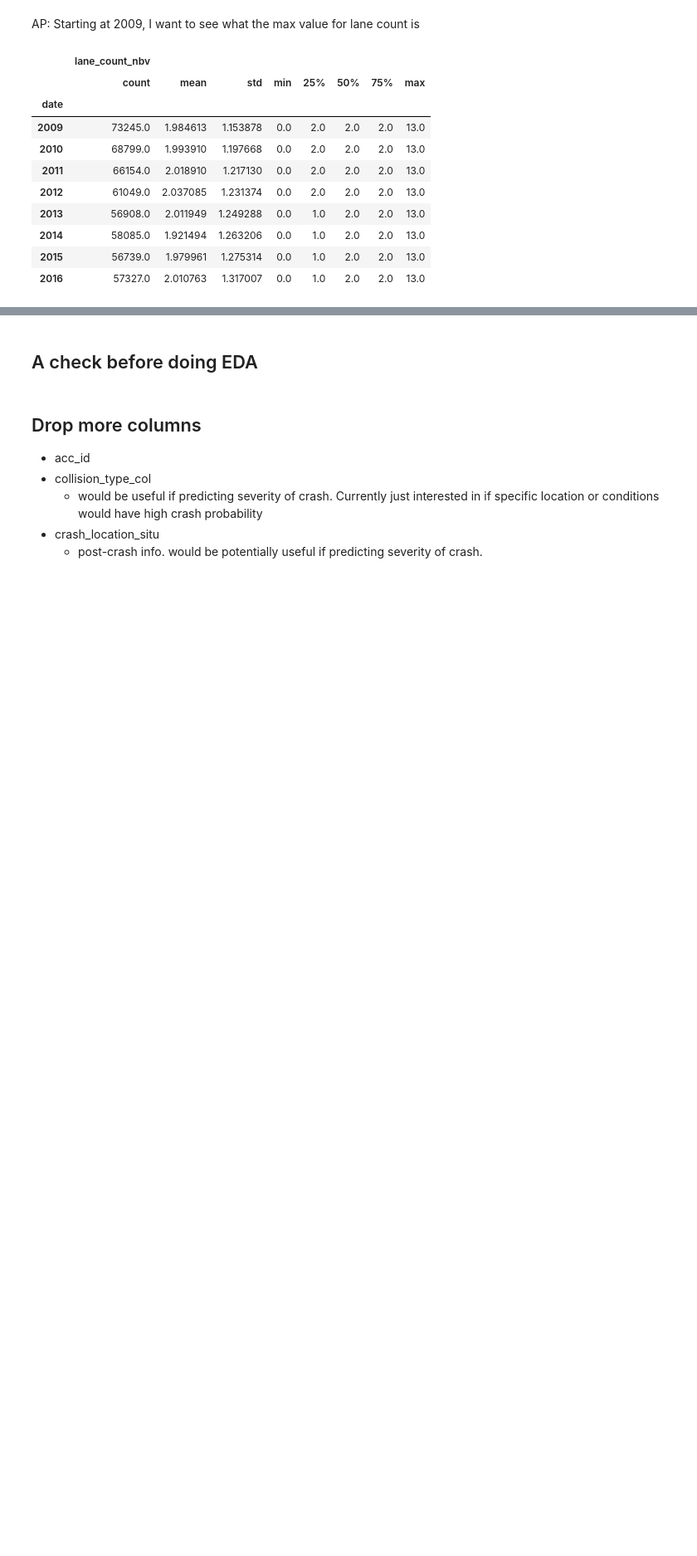
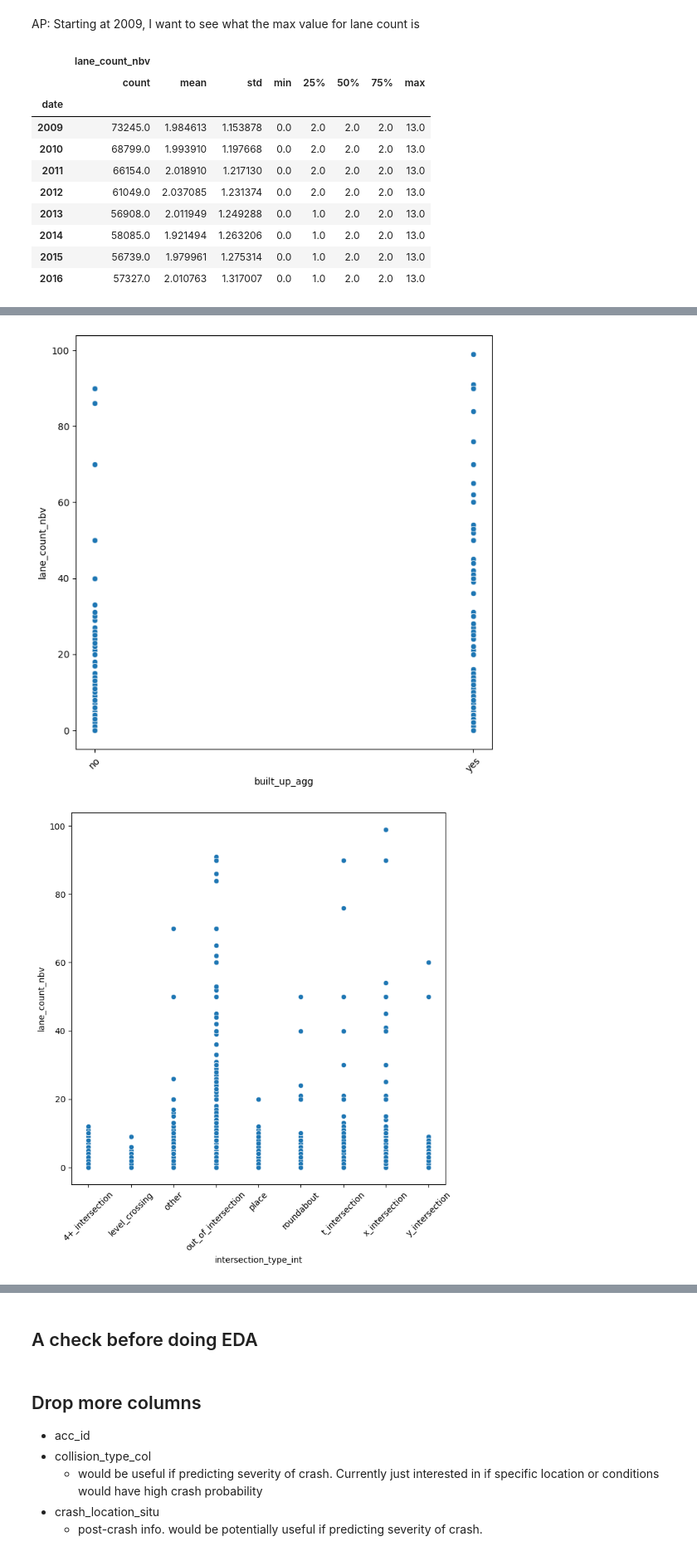
Before and after one commit to August-JF-Perez/AugustP_Crash_Location_Characterization, a Jupyter notebook: Capstone 3 Data Wrangling and EDA.ipynb, the cells around one changed output, grey strips where cells are left out. Shown at 83% size. Saved outputs shown, nothing was run; the diff lists cells and outputs as text; code cells hidden in the pictures; blank space fills up the shorter version.

```diff
--- a/Capstone 3 Data Wrangling and EDA.ipynb
+++ b/Capstone 3 Data Wrangling and EDA.ipynb
@@ -1985,0 +2020,8 @@ df_main['lane_count_nbv'].value_counts(dropna=False).sort_index(ascending=True)
+# %%
+for col in ['built_up_agg', 'intersection_type_int', 'road_category_catr', 'road_type_circ', 'infrastructure_infra']:
+    sns.scatterplot(data=df_main, y='lane_count_nbv', x=col)
+    plt.xticks(rotation=45)
+    plt.show()
+# %% [output]
+[figure, added]
+[figure, added]
```
Also changed, not shown: parts of 12 cells of this notebook.
